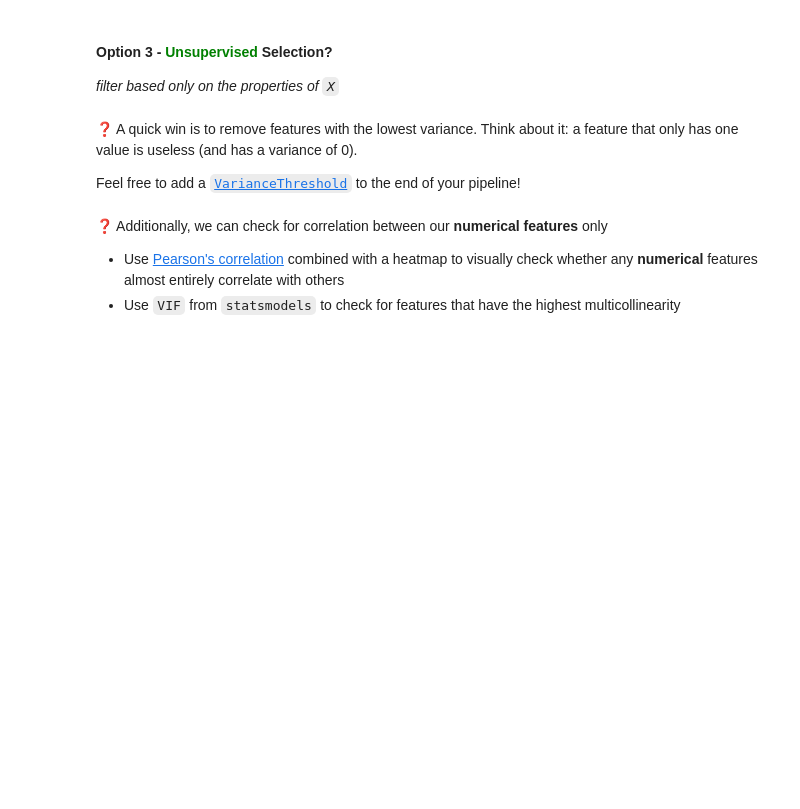
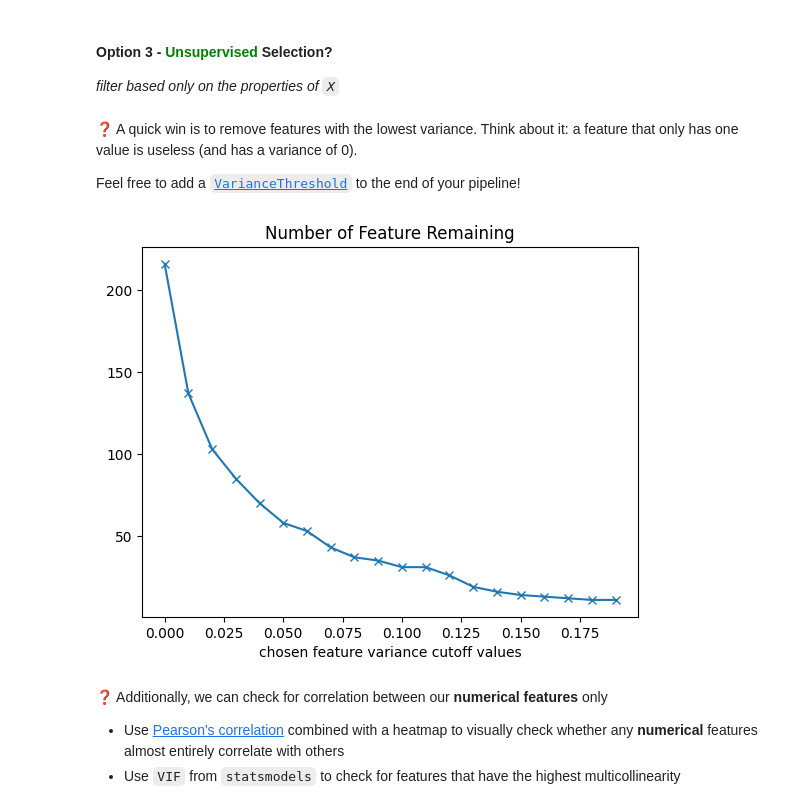
Before and after one commit to ParissaPeimaniyfard/data-houses-kaggle-competition, a Jupyter notebook: houses_kaggle_competition.ipynb, the cells around one changed output. Cells and saved outputs as stored; diff of their text form; code cells hidden in the pictures; blank space fills up the shorter version.

```diff
--- a/houses_kaggle_competition.ipynb
+++ b/houses_kaggle_competition.ipynb
@@ -691,0 +656,19 @@ See [this animation](https://twitter.com/ari_seff/status/1409296508634152964)
+# %%
+preproc_transformer = make_column_transformer(
+    (preproc_numerical, make_column_selector(dtype_include=["int64", "float64"])),
+    (preproc_ordinal, feat_ordinal),
+    (preproc_nominal, feat_nominal),
+    remainder="drop"
+)
+
+preproc_selector = SelectPercentile(
+    mutual_info_regression,
+    percentile=25, # keep only 25% of all features
+)
+
+preproc = make_pipeline(
+    preproc_transformer,
+    preproc_selector
+)
+
+preproc
@@ -691,0 +693,2 @@ See [this animation](https://twitter.com/ari_seff/status/1409296508634152964)
+# %%
+preproc.fit_transform(X, y).shape
@@ -715,0 +754,26 @@ Feel free to add a [`VarianceThreshold`](https://scikit-learn.org/stable/modules
+# %%
+def number_feature_remaining(cutoff=0):
+    preproc_transformer = make_column_transformer(
+        (preproc_numerical, feat_numerical),
+        (preproc_ordinal, feat_ordinal),
+        (preproc_nominal, feat_nominal),
+        remainder="drop"
+    )
+
+    preproc_selector = VarianceThreshold(cutoff)
+
+    preproc = make_pipeline(
+        preproc_transformer,
+        preproc_selector
+    )
+
+    return preproc.fit_transform(X).shape[1]
+# %%
+cutoff_values = np.arange(0, 0.2, 0.01)
+
+plt.plot(cutoff_values, [number_feature_remaining(t) for t in cutoff_values], marker='x')
+
+plt.xlabel("chosen feature variance cutoff values")
+plt.title("Number of Feature Remaining");
+# %% [output]
+[figure, added]
```
Also changed, not shown: parts of 116 cells of this notebook.
